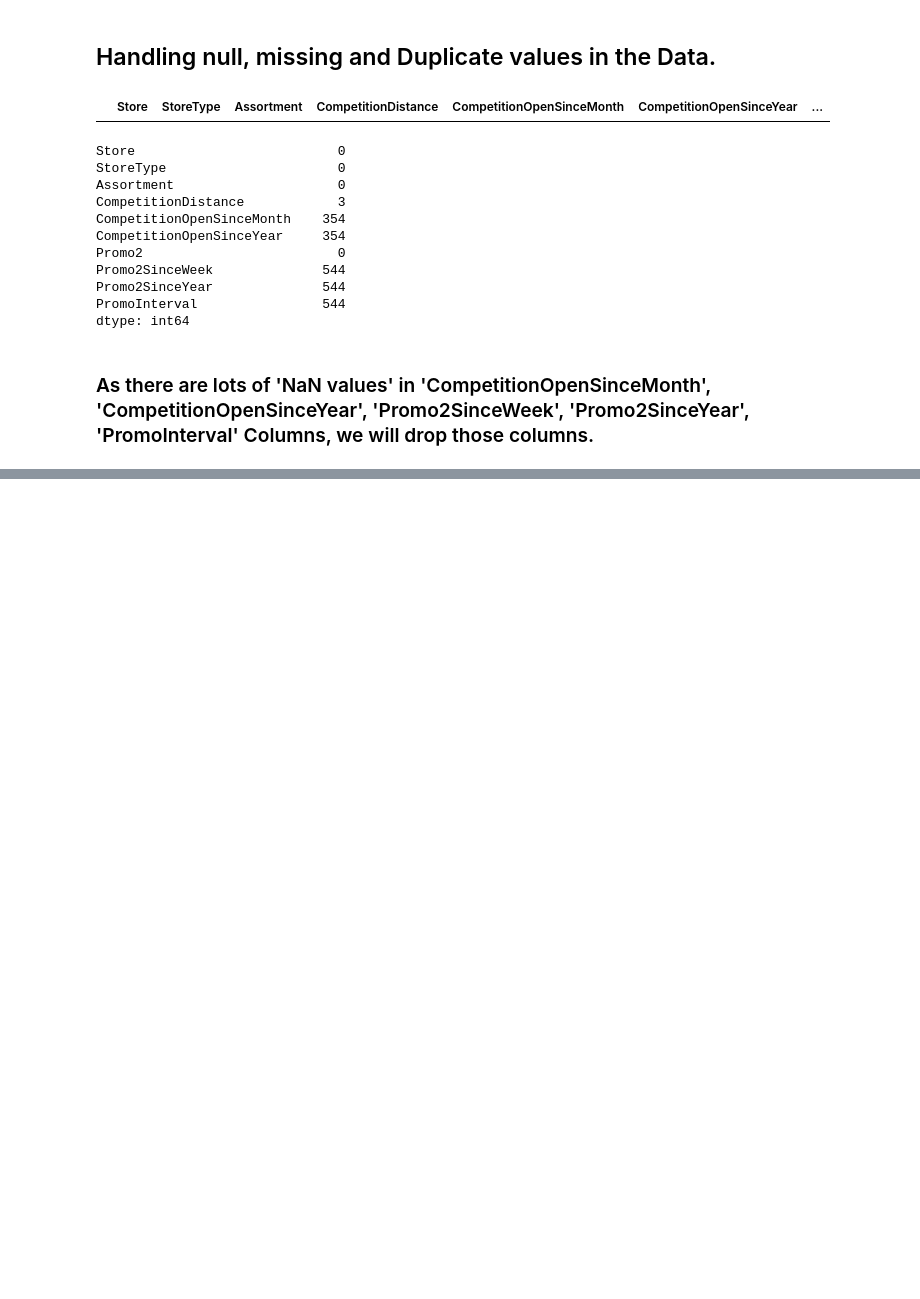
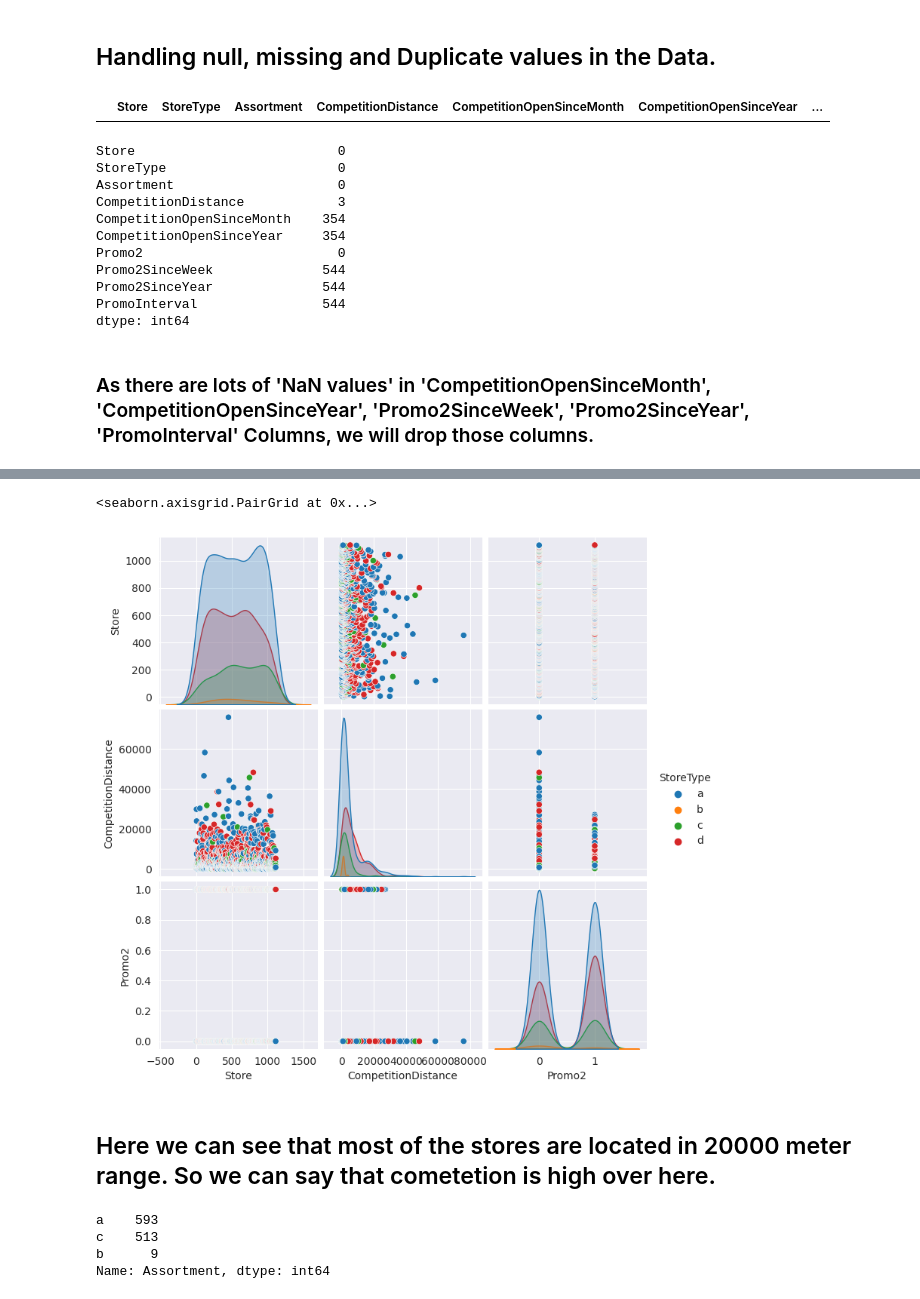
Before and after one commit to RPSahoo219/Regression_Analysis_on_Retail_Sales_Prediction, a Jupyter notebook: Retail_Sales_Prediction.ipynb, the cells around one changed output, grey strips where cells are left out. Cells and saved outputs as stored; diff of their text form; code cells hidden in the pictures; blank space fills up the shorter version.

```diff
--- a/Retail_Sales_Prediction.ipynb
+++ b/Retail_Sales_Prediction.ipynb
@@ -167,0 +262,9 @@ Store_df.sample(2)
+# %%
+# Let's use pairplot for StoreType to check pairwise relationships between variables within a dataset.
+fig= sns.pairplot(data=Store_df, hue='StoreType',hue_order=['a','b','c','d'])
+fig
+# %% [output]
+<seaborn.axisgrid.PairGrid at 0x...>
+[figure, added]
+# %% [markdown]
+## Here we can see that most of the stores are located in 20000 meter range. So we can say that cometetion is high over here.
@@ -167,0 +273,7 @@ Store_df.sample(2)
+# %%
+Store_df['Assortment'].value_counts()
+# %% [output]
+a    593
+c    513
+b      9
+Name: Assortment, dtype: int64
```
Also changed, not shown: parts of 48 cells of this notebook.
